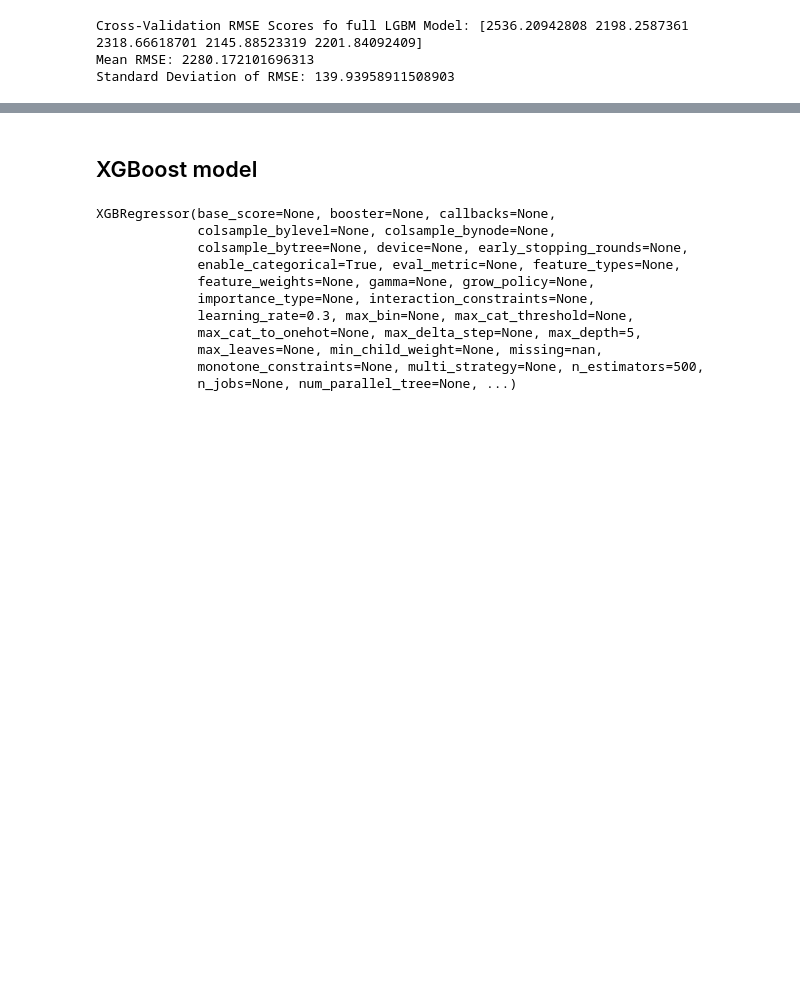
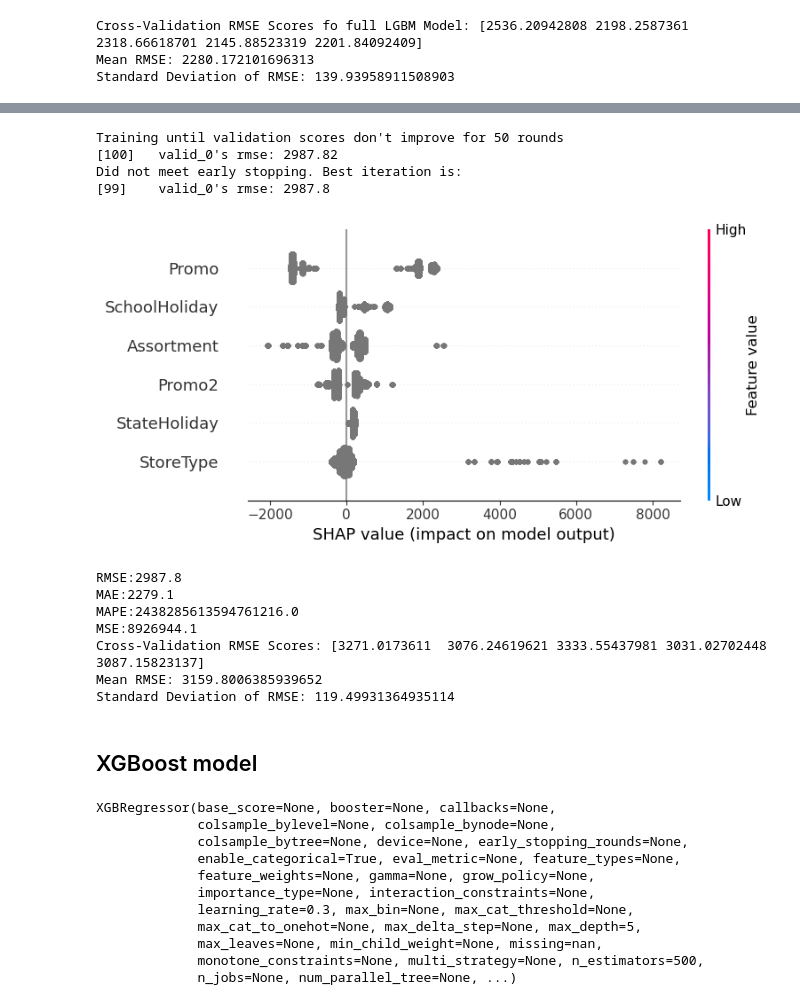
Before and after one commit to GeorgeStampolidiss/Projects, a Jupyter notebook: Project1_GStampolidis.ipynb, the cells around one changed output, grey strips where cells are left out. Cells and saved outputs as stored; diff of their text form; code cells hidden in the pictures; blank space fills up the shorter version.

```diff
--- a/Project1_GStampolidis.ipynb
+++ b/Project1_GStampolidis.ipynb
@@ -2301,33 +2295,47 @@ explainer_lgbm=shap.Explainer(model_lgbm_neww)
 #SHap values for x_test
 shap_values1 = explainer_lgbm(X_test_neww)
 #plot
 shap.summary_plot(shap_values1, X_test_neww)
 
 #Predictions
 y_pred=model_lgbm_neww.predict(X_test_neww)
+y_pred[y_pred<0]=0 #no negative forecasts
 
 #Statistics for model fit
 rmse=np.sqrt(mean_squared_error(y_test,y_pred))
 mae=mean_absolute_error(y_test,y_pred)
 mape=mean_absolute_percentage_error(y_test,y_pred)
 #r2=r2_score(y_test,y_pred)
 mse=mean_squared_error(y_test,y_pred)
 #Results
 print(f"RMSE:{rmse:.1f}")
 print(f"MAE:{mae:.1f}")
 print(f"MAPE:{mape:.1f}")
 #print(f"R²:{r2:.1f}")
 print(f"MSE:{mse:.1f}")
 
 #CROSS VALIDATION CHECK
 cv_scores=cross_val_score(model_lgbm_neww,X_train_neww,y_train,cv=tscv,scoring='neg_root_mean_squared_error')
 #RESULTS
 print("Cross-Validation RMSE Scores:",-cv_scores)
 print("Mean RMSE:",-np.mean(cv_scores))
 print("Standard Deviation of RMSE:",np.std(-cv_scores))
 
 test_data=test_data.copy()
 test_data['PredictedSaless']=y_pred
+# %% [output]
+Training until validation scores don't improve for 50 rounds
+[100]   valid_0's rmse: 2987.82
+Did not meet early stopping. Best iteration is:
+[99]    valid_0's rmse: 2987.8
+[figure, added]
+RMSE:2987.8
+MAE:2279.1
+MAPE:2438285613594761216.0
+MSE:8926944.1
+Cross-Validation RMSE Scores: [3271.0173611  3076.24619621 3333.55437981 3031.02702448 3087.15823137]
+Mean RMSE: 3159.8006385939652
+Standard Deviation of RMSE: 119.49931364935114
 # %%
 #Predictions vs Real values in test data for a specific store for new model
 store_ID=262
```
Also changed, not shown: parts of 20 cells of this notebook.
